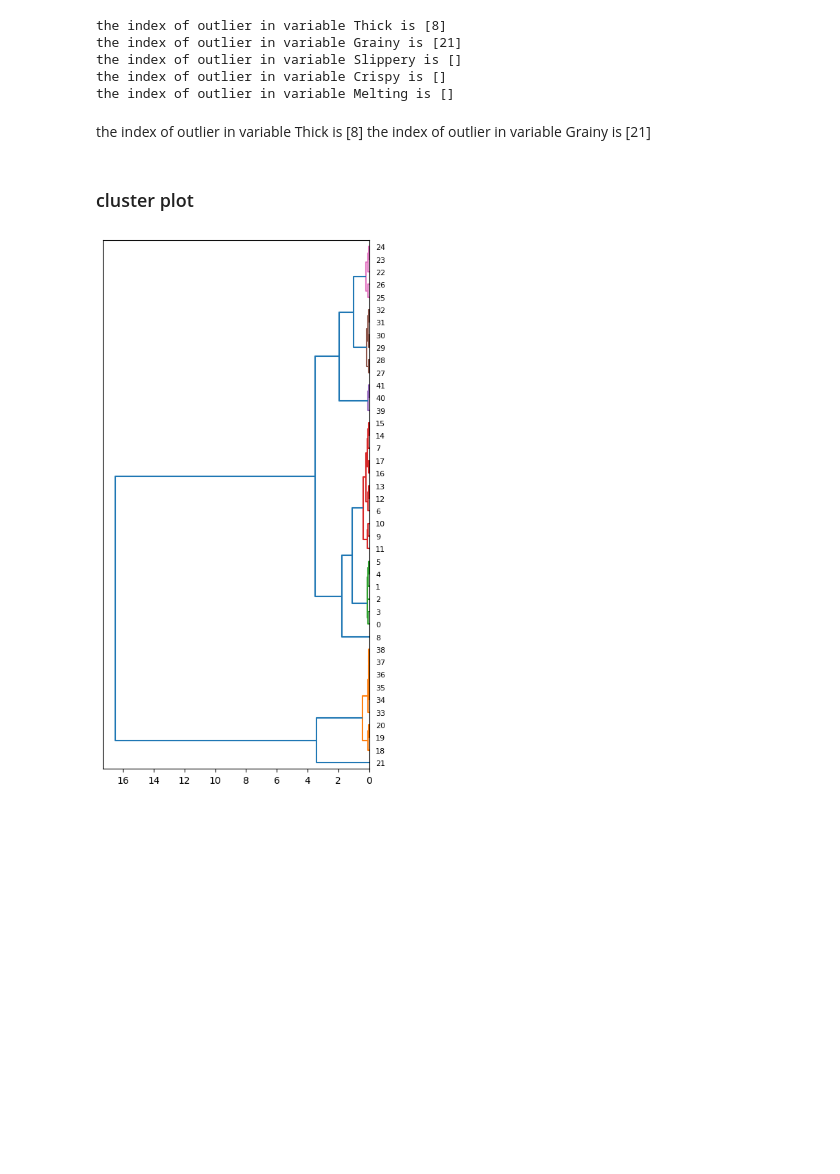
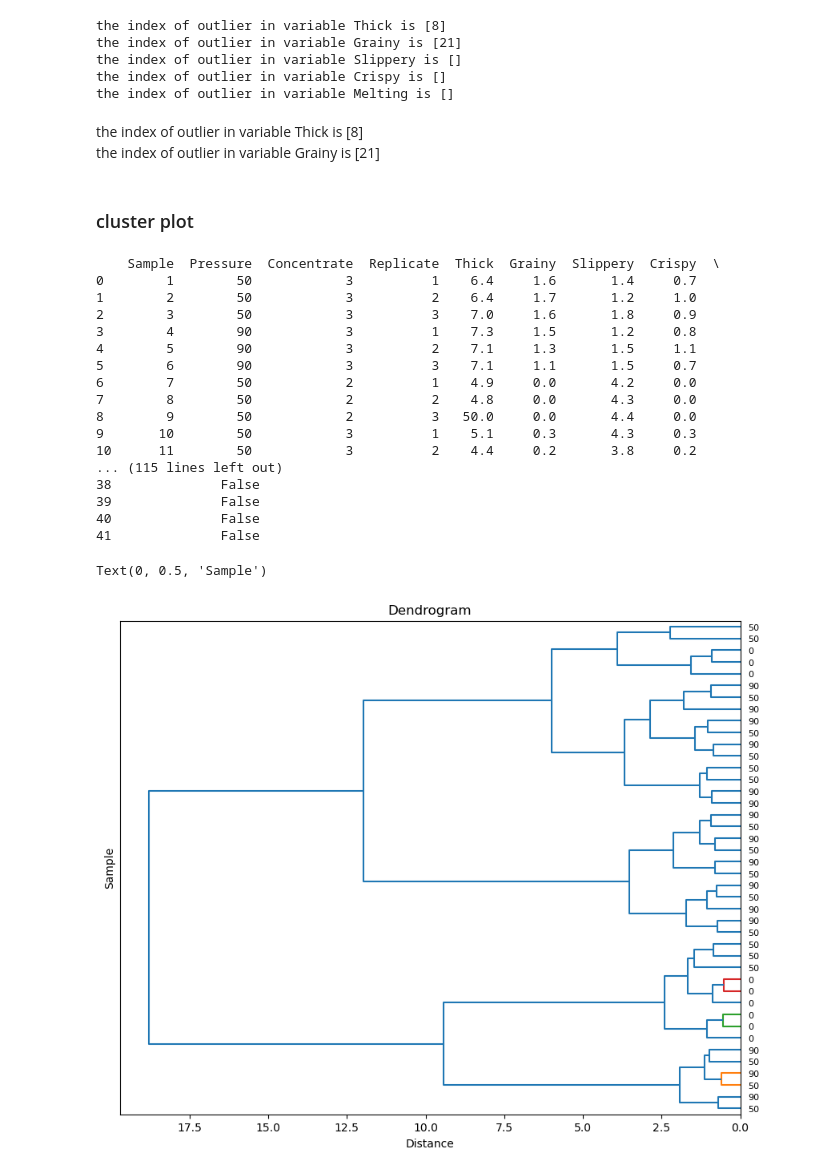
Before and after one commit to Jadelu03/M2_project, a Jupyter notebook: Task1Draft.ipynb, the cells around one changed output. Drawn from its saved outputs; the diff is of its cells as text; code cells hidden in the pictures; blank space fills up the shorter version.

```diff
--- a/Task1Draft.ipynb
+++ b/Task1Draft.ipynb
@@ -68,18 +81,11 @@ plt.show()
 # %%
-df['Fiber_Type'] = df['Fiber_Type'].astype('category')
-
-# Step 3: Define the sensory variables to plot
-sensory_variables = ["Thick", "Grainy", "Slippery", "Crispy", "Melting"]
-
-# Step 4: Loop through each fiber type and plot the data
-fiber_types = df['Fiber_Type'].unique()  # Extract unique fiber types from the data
 
 for fiber in fiber_types:
     fiber_data = df[df['Fiber_Type'] == fiber]
 
     plt.figure(figsize=(10, 6))
     for variable in sensory_variables:
-        plt.plot(fiber_data.index, fiber_data[variable], marker='o', linestyle='-', label=variable)
+        plt.plot(fiber_data.index, fiber_data[variable], marker='o', label=variable)
 
     plt.xlabel('Sample Index')  # or any other x-axis variable
     plt.ylabel('Value')
@@ -115,7 +121,7 @@ the index of outlier in variable Slippery is []
 the index of outlier in variable Crispy is []
 the index of outlier in variable Melting is []
 # %% [markdown]
-the index of outlier in variable Thick is [8]
+the index of outlier in variable Thick is [8]\
 the index of outlier in variable Grainy is [21]
 # %% [markdown]
 ### cluster plot
@@ -124,15 +131,50 @@ from sklearn.preprocessing import LabelEncoder
 from sklearn.metrics.pairwise import cosine_similarity
 from scipy.spatial.distance import squareform
 from scipy.cluster.hierarchy import dendrogram, ward
-# %%
-# df_new = df.drop['Fiber_Types']
-# Convert categorical column to numeric
-le = LabelEncoder()
-df['Fiber_Type'] = le.fit_transform(df['Fiber_Type'])
-df_numeric = df.select_dtypes(include=[np.number])
-fix, aix = plt.subplots(figsize=(5,10))
-dist_matrix = cosine_similarity(df)
-linkage_matrix = ward(dist_matrix)
-ax = dendrogram(linkage_matrix,color_threshold=0.7, labels=df.index, orientation="left")
-# %% [output]
-[figure, removed]
+# %%
+# Convert non-numeric column 'Fiber_Type' using One-Hot Encoding
+df_encoded = pd.get_dummies(df, columns=['Fiber_Type'])
+print(df_encoded)
+
+# Prepare data for clustering by selecting only numeric columns
+df_numeric = df_encoded.drop(columns=['Sample'])  # Drop 'Sample'
+
+# Standardize/Normalize data (optional)
+scaler = StandardScaler()
+df_scaled = scaler.fit_transform(df_numeric)
+
+# Compute cosine similarity
+similarity_matrix = cosine_similarity(df_scaled)
+
+# Convert similarity to distance matrix
+distance_matrix = 1 - similarity_matrix
+
+# Perform hierarchical clustering
+linkage_matrix = ward(distance_matrix)
+
+# Plot the dendrogram
+fig, ax = plt.subplots(figsize=(10, 8))  # Adjust size as needed
+dendrogram(linkage_matrix, color_threshold=0.7, labels=df['Pressure'].astype(str).values, orientation="left", ax=ax)
+plt.title('Dendrogram')
+plt.xlabel('Distance')
+plt.ylabel('Sample')
+# %% [output]
+    Sample  Pressure  Concentrate  Replicate  Thick  Grainy  Slippery  Crispy  \
+0        1        50            3          1    6.4     1.6       1.4     0.7
+1        2        50            3          2    6.4     1.7       1.2     1.0
+2        3        50            3          3    7.0     1.6       1.8     0.9
+3        4        90            3          1    7.3     1.5       1.2     0.8
+4        5        90            3          2    7.1     1.3       1.5     1.1
+5        6        90            3          3    7.1     1.1       1.5     0.7
+6        7        50            2          1    4.9     0.0       4.2     0.0
+7        8        50            2          2    4.8     0.0       4.3     0.0
+8        9        50            2          3   50.0     0.0       4.4     0.0
+9       10        50            3          1    5.1     0.3       4.3     0.3
+10      11        50            3          2    4.4     0.2       3.8     0.2
+... (115 lines left out)
+38              False
+39              False
+40              False
+41              False
+Text(0, 0.5, 'Sample')
+[figure, added]
```
Also changed, not shown: parts of 16 cells of this notebook.
